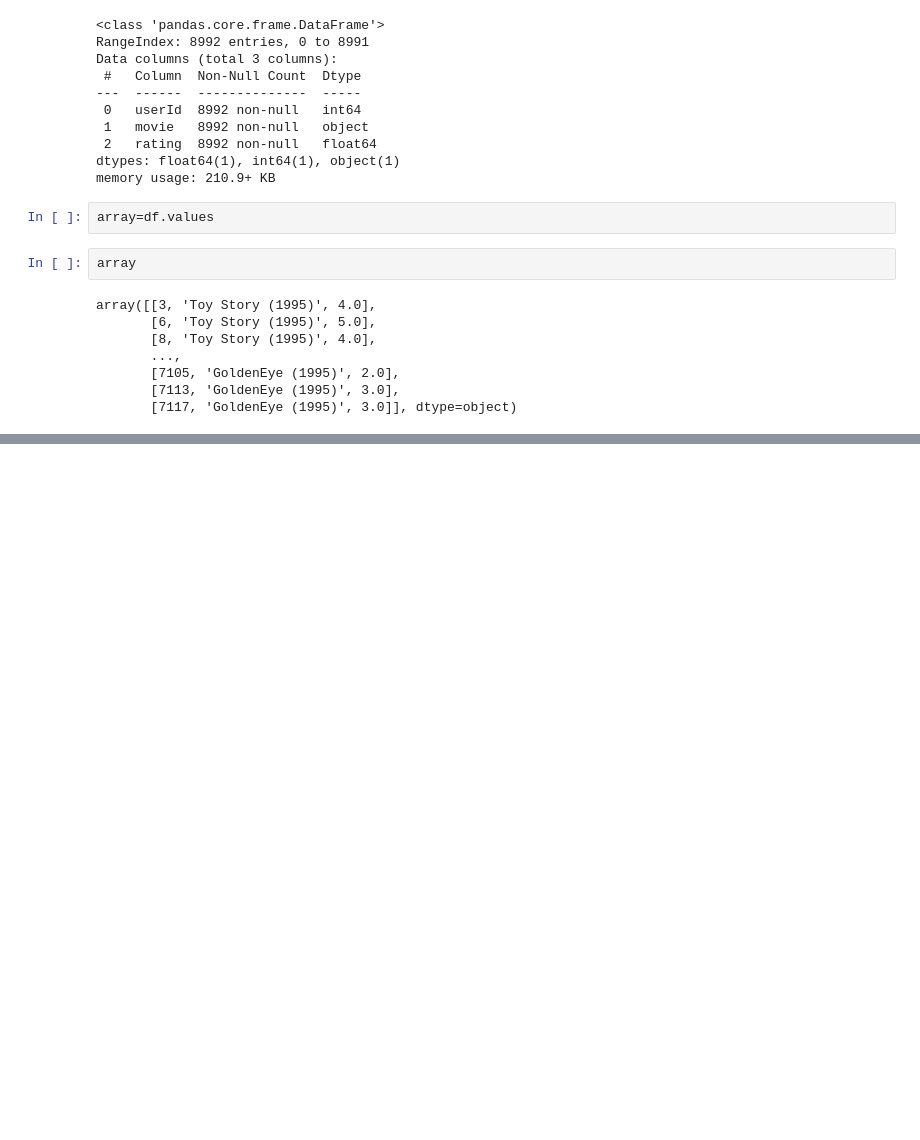
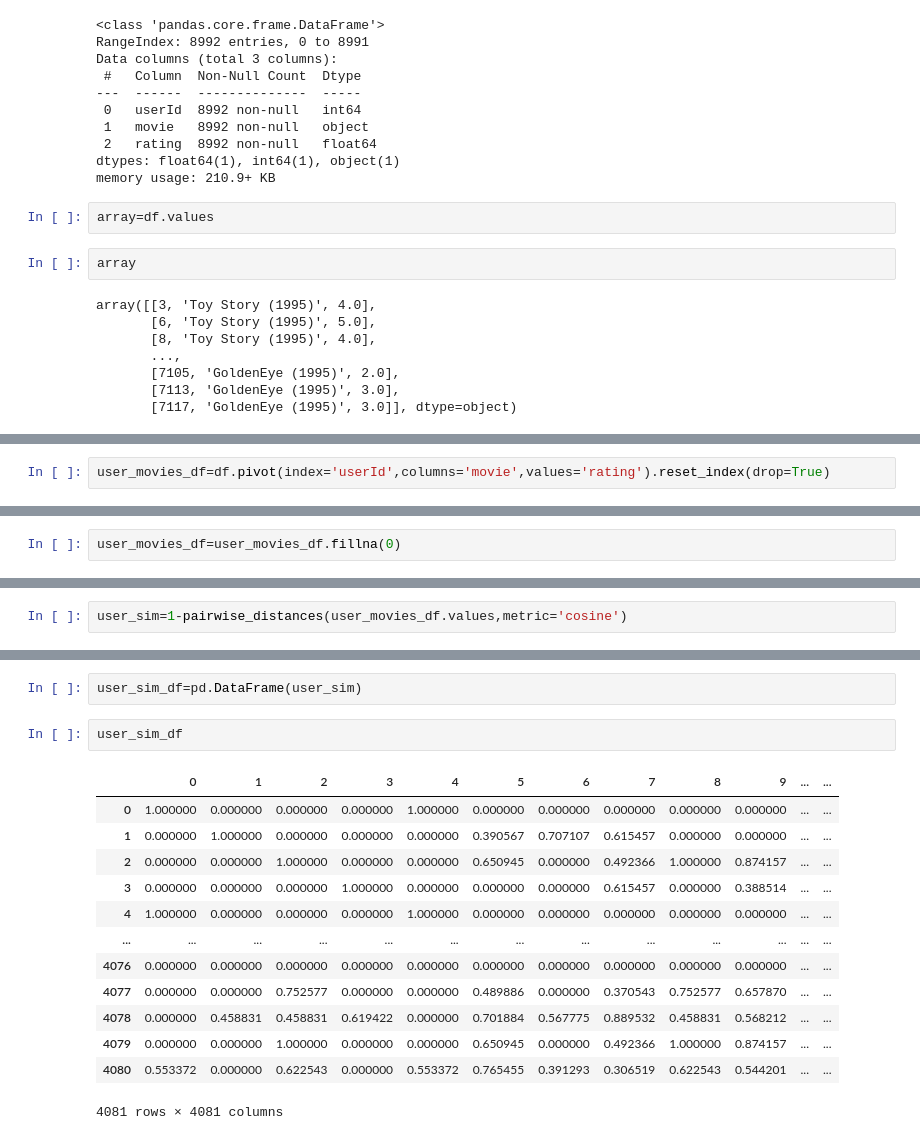
Before and after one commit to vivek-231/homework, a Jupyter notebook: RecomendedOperator.ipynb, the cells around one changed output, grey strips where cells are left out. Saved outputs shown, nothing was run; the diff lists cells and outputs as text; blank space fills up the shorter version.

```diff
--- a/RecomendedOperator.ipynb
+++ b/RecomendedOperator.ipynb
@@ -66,0 +88,2 @@ array([[3, 'Toy Story (1995)', 4.0],
+# %%
+user_movies_df=df.pivot(index='userId',columns='movie',values='rating').reset_index(drop=True)
@@ -66,0 +106,2 @@ array([[3, 'Toy Story (1995)', 4.0],
+# %%
+user_movies_df=user_movies_df.fillna(0)
@@ -66,0 +135,2 @@ array([[3, 'Toy Story (1995)', 4.0],
+# %%
+user_sim=1-pairwise_distances(user_movies_df.values,metric='cosine')
@@ -66,0 +153,18 @@ array([[3, 'Toy Story (1995)', 4.0],
+# %%
+user_sim_df=pd.DataFrame(user_sim)
+# %%
+user_sim_df
+# %% [output]
+|  | 0 | 1 | 2 | 3 | 4 | 5 | 6 | 7 | 8 | 9 | ... | ... |
+| 0 | 1.000000 | 0.000000 | 0.000000 | 0.000000 | 1.000000 | 0.000000 | 0.000000 | 0.000000 | 0.000000 | 0.000000 | ... | ... |
+| 1 | 0.000000 | 1.000000 | 0.000000 | 0.000000 | 0.000000 | 0.390567 | 0.707107 | 0.615457 | 0.000000 | 0.000000 | ... | ... |
+| 2 | 0.000000 | 0.000000 | 1.000000 | 0.000000 | 0.000000 | 0.650945 | 0.000000 | 0.492366 | 1.000000 | 0.874157 | ... | ... |
+| 3 | 0.000000 | 0.000000 | 0.000000 | 1.000000 | 0.000000 | 0.000000 | 0.000000 | 0.615457 | 0.000000 | 0.388514 | ... | ... |
+| 4 | 1.000000 | 0.000000 | 0.000000 | 0.000000 | 1.000000 | 0.000000 | 0.000000 | 0.000000 | 0.000000 | 0.000000 | ... | ... |
+| ... | ... | ... | ... | ... | ... | ... | ... | ... | ... | ... | ... | ... |
+| 4076 | 0.000000 | 0.000000 | 0.000000 | 0.000000 | 0.000000 | 0.000000 | 0.000000 | 0.000000 | 0.000000 | 0.000000 | ... | ... |
+| 4077 | 0.000000 | 0.000000 | 0.752577 | 0.000000 | 0.000000 | 0.489886 | 0.000000 | 0.370543 | 0.752577 | 0.657870 | ... | ... |
+| 4078 | 0.000000 | 0.458831 | 0.458831 | 0.619422 | 0.000000 | 0.701884 | 0.567775 | 0.889532 | 0.458831 | 0.568212 | ... | ... |
+| 4079 | 0.000000 | 0.000000 | 1.000000 | 0.000000 | 0.000000 | 0.650945 | 0.000000 | 0.492366 | 1.000000 | 0.874157 | ... | ... |
+| 4080 | 0.553372 | 0.000000 | 0.622543 | 0.000000 | 0.553372 | 0.765455 | 0.391293 | 0.306519 | 0.622543 | 0.544201 | ... | ... |
+4081 rows × 4081 columns
```
Also changed, not shown: parts of 12 cells of this notebook.
